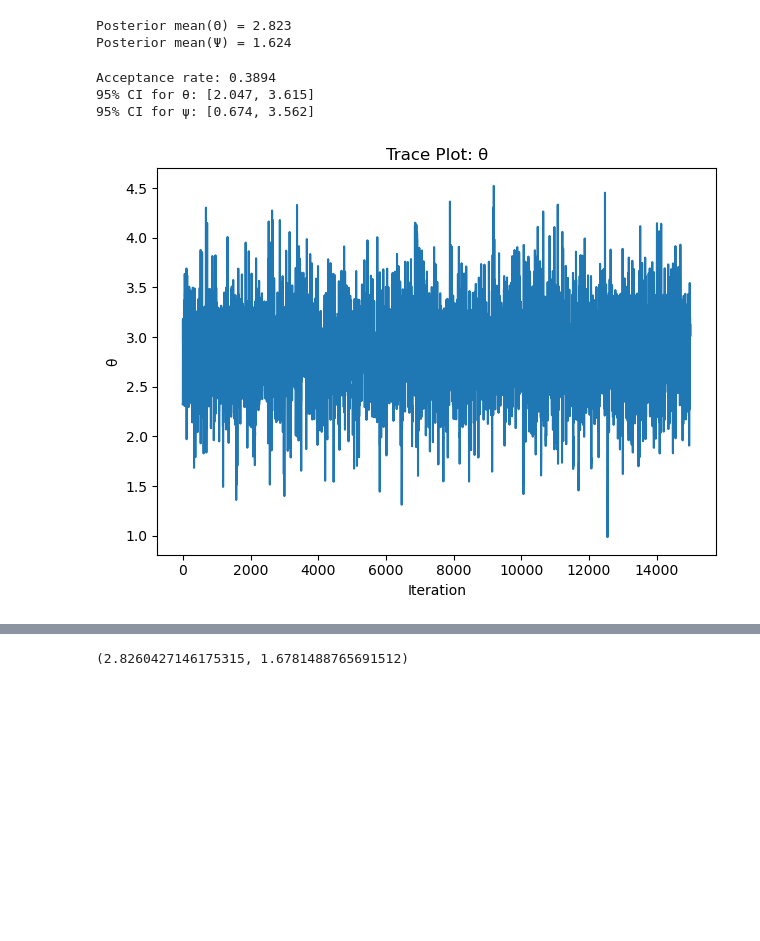
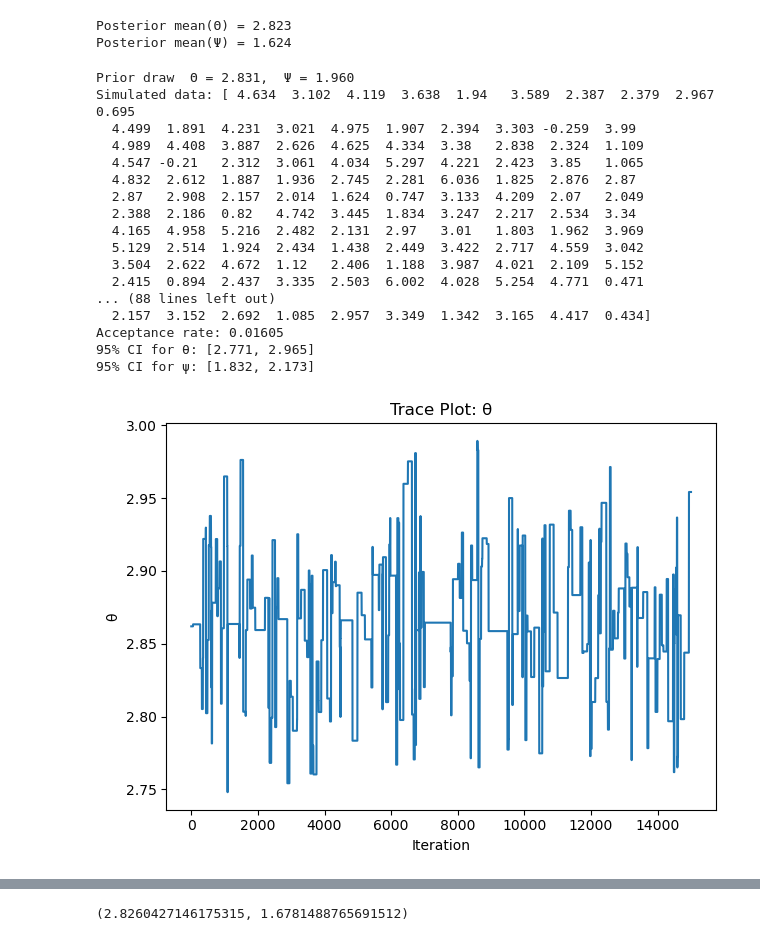
Before and after one commit to bjarturingvason/Stochastic, a Jupyter notebook: Exercises/E6/E6.ipynb, the cells around one changed output, grey strips where cells are left out. Saved outputs shown, nothing was run; the diff lists cells and outputs as text; code cells hidden in the pictures; blank space fills up the shorter version.

```diff
--- a/E6/E6.ipynb
+++ b/Exercises/E6/E6.ipynb
@@ -328,9 +373,30 @@ Posterior mean(Θ) = 2.823
 Posterior mean(Ψ) = 1.624
 # %%
 import numpy as np
+import matplotlib.pyplot as plt
+import seaborn as sns
+from scipy.stats import multivariate_normal, norm
+
+# ------------------------------------------------------------------
+# 1. Prior:  (Ξ, Γ) = (log Θ, log Ψ) ~ N(0, Σ) with corr ρ = 0.5
+rho = 0.5
+cov = np.array([[1.0, rho],
+              [rho, 1.0]])
+rng = np.random.default_rng(123)
+
+xi,  gamma = rng.multivariate_normal(mean=[0, 0], cov=cov)
+theta = np.exp(xi)           # Θ  (mean parameter)
+psi   = np.exp(gamma)        # Ψ  (variance parameter)
+
+print(f"Prior draw  Θ = {theta:.3f},  Ψ = {psi:.3f}")
+
+# ------------------------------------------------------------------
+# 2. Simulated data  X_i ~ N(Θ, Ψ)
+n   = 1000
+X = rng.normal(loc=theta, scale=np.sqrt(psi), size=n)
+print("Simulated data:", np.round(X, 3))
 
 # ——— Precompute data summaries ———
-n = len(X)
 xbar = np.mean(X)
 s2   = np.var(X, ddof=1)
 rho  = 0.5
@@ -402,34 +468,48 @@ plt.title("Trace Plot: θ")
 plt.xlabel("Iteration")
 plt.ylabel("θ")
 plt.tight_layout()
 
 # Trace for ψ
 plt.figure()
 plt.plot(psi_samps)
 plt.title("Trace Plot: ψ")
 plt.xlabel("Iteration")
 plt.ylabel("ψ")
 plt.tight_layout()
 
 # Autocorr for θ
 plt.figure()
 plt.stem(lags, ac_theta)
 plt.title("Autocorrelation: θ")
 plt.xlabel("Lag")
 plt.ylabel("ACF")
 plt.tight_layout()
 
 # Autocorr for ψ
 plt.figure()
 plt.stem(lags, ac_psi)
 plt.title("Autocorrelation: ψ")
 plt.xlabel("Lag")
 plt.ylabel("ACF")
 plt.tight_layout()
 
 plt.show()
 # %% [output]
-Acceptance rate: 0.3894
-95% CI for θ: [2.047, 3.615]
-95% CI for ψ: [0.674, 3.562]
+Prior draw  Θ = 2.831,  Ψ = 1.960
+Simulated data: [ 4.634  3.102  4.119  3.638  1.94   3.589  2.387  2.379  2.967  0.695
+  4.499  1.891  4.231  3.021  4.975  1.907  2.394  3.303 -0.259  3.99
+  4.989  4.408  3.887  2.626  4.625  4.334  3.38   2.838  2.324  1.109
+  4.547 -0.21   2.312  3.061  4.034  5.297  4.221  2.423  3.85   1.065
+  4.832  2.612  1.887  1.936  2.745  2.281  6.036  1.825  2.876  2.87
+  2.87   2.908  2.157  2.014  1.624  0.747  3.133  4.209  2.07   2.049
+  2.388  2.186  0.82   4.742  3.445  1.834  3.247  2.217  2.534  3.34
+  4.165  4.958  5.216  2.482  2.131  2.97   3.01   1.803  1.962  3.969
+  5.129  2.514  1.924  2.434  1.438  2.449  3.422  2.717  4.559  3.042
+  3.504  2.622  4.672  1.12   2.406  1.188  3.987  4.021  2.109  5.152
+  2.415  0.894  2.437  3.335  2.503  6.002  4.028  5.254  4.771  0.471
+... (88 lines left out)
+  2.157  3.152  2.692  1.085  2.957  3.349  1.342  3.165  4.417  0.434]
+Acceptance rate: 0.01605
+95% CI for θ: [2.771, 2.965]
+95% CI for ψ: [1.832, 2.173]
-[figure, old version]
+[figure, new version]
```
Also changed, not shown: parts of 4 cells of this notebook, 40 other files.
